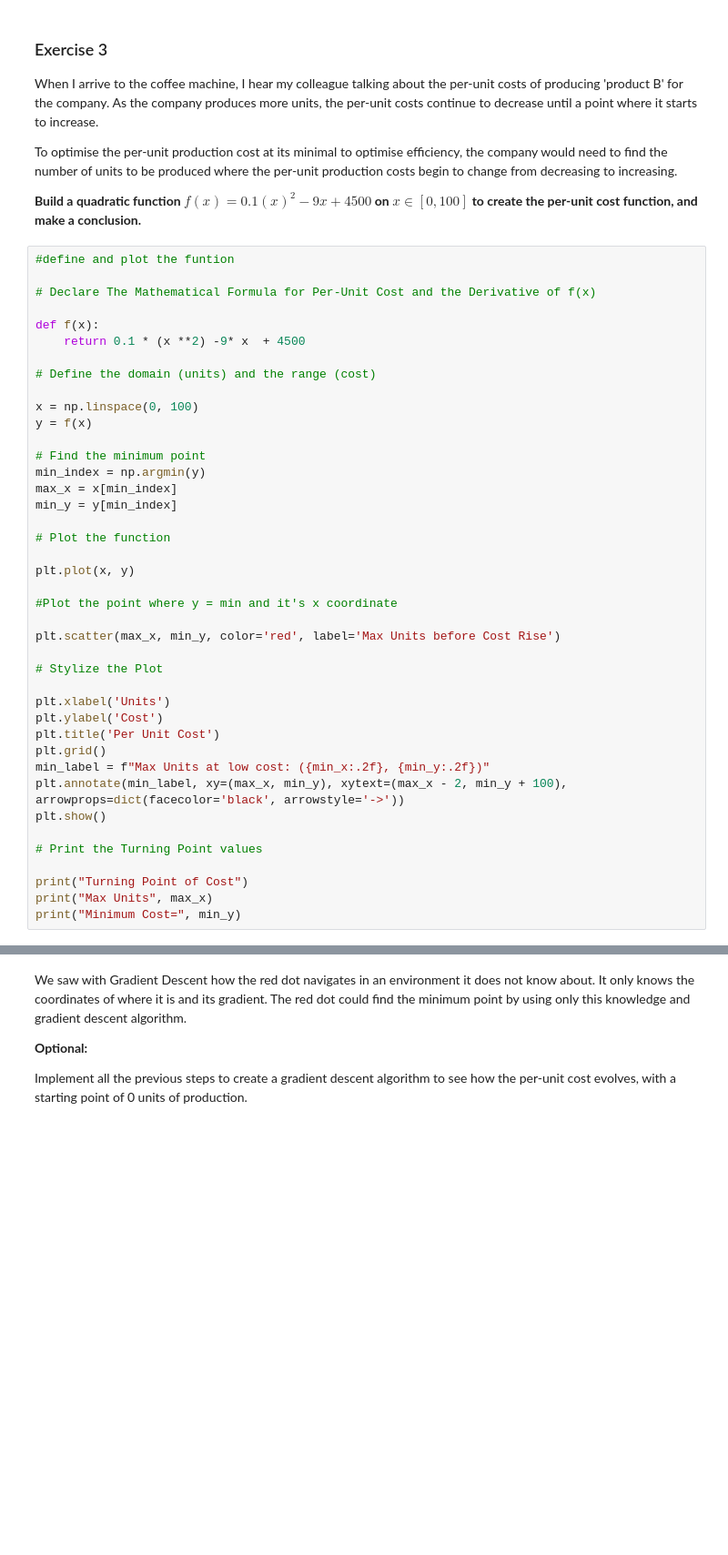
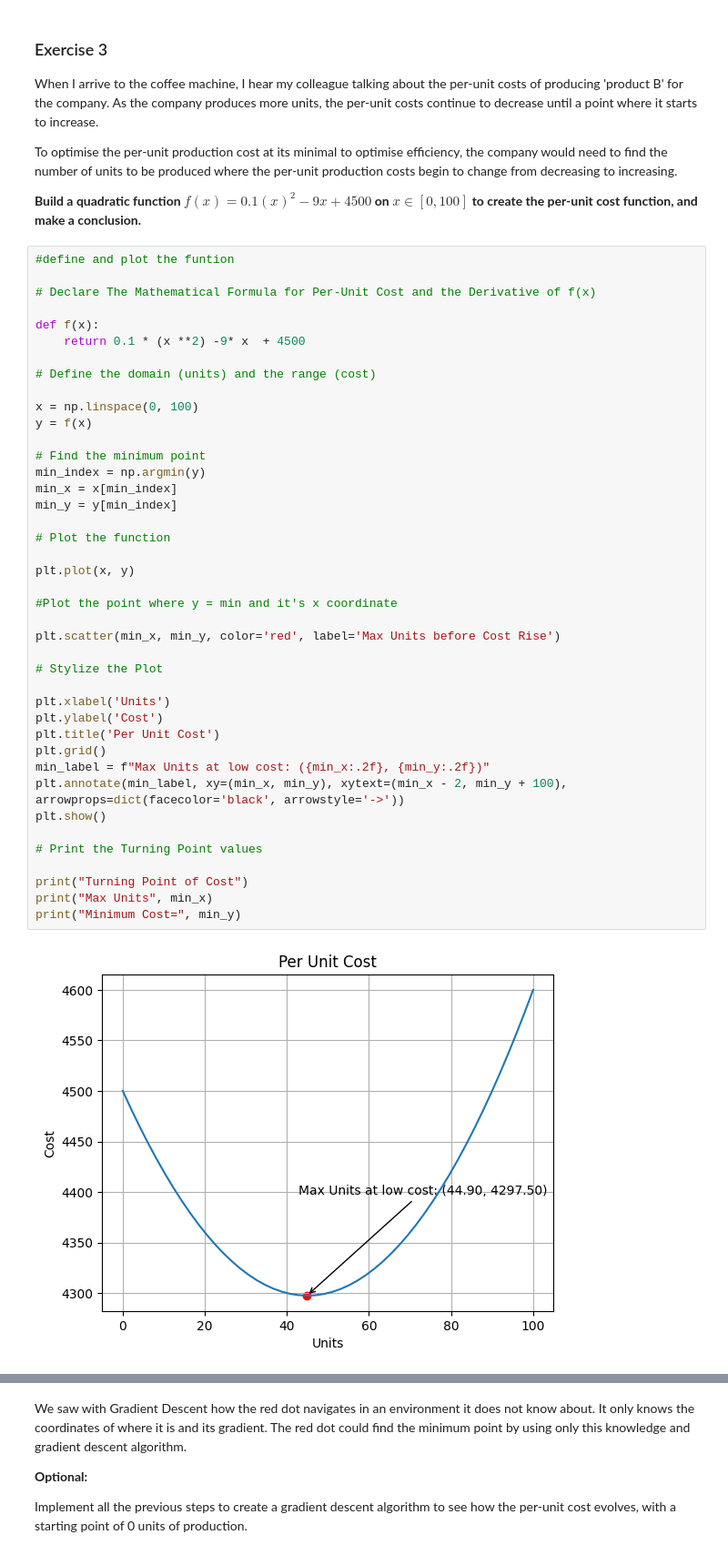
Before and after one commit to 4GeeksAcademy/gustavolima_calculus-and-algebra-problems-with-python, a Jupyter notebook: problems.ipynb, the cells around one changed output, grey strips where cells are left out. Shown at 91% size. Drawn from its saved outputs; the diff is of its cells as text; blank space fills up the shorter version.

```diff
--- a/problems.ipynb
+++ b/problems.ipynb
@@ -312,34 +312,35 @@ def f(x):
 # Define the domain (units) and the range (cost)
 
 x = np.linspace(0, 100)
 y = f(x)
 
 # Find the minimum point
 min_index = np.argmin(y)
-max_x = x[min_index]
+min_x = x[min_index]
 min_y = y[min_index]
 
 # Plot the function
 
 plt.plot(x, y)
 
 #Plot the point where y = min and it's x coordinate
 
-plt.scatter(max_x, min_y, color='red', label='Max Units before Cost Rise')
+plt.scatter(min_x, min_y, color='red', label='Max Units before Cost Rise')
 
 # Stylize the Plot
 
 plt.xlabel('Units')
 plt.ylabel('Cost')
 plt.title('Per Unit Cost')
 plt.grid()
 min_label = f"Max Units at low cost: ({min_x:.2f}, {min_y:.2f})"
-plt.annotate(min_label, xy=(max_x, min_y), xytext=(max_x - 2, min_y + 100), arrowprops=dict(facecolor='black', arrowstyle='->'))
+plt.annotate(min_label, xy=(min_x, min_y), xytext=(min_x - 2, min_y + 100), arrowprops=dict(facecolor='black', arrowstyle='->'))
 plt.show()
 
 # Print the Turning Point values
 
 print("Turning Point of Cost")
-print("Max Units", max_x)
+print("Max Units", min_x)
 print("Minimum Cost=", min_y)
 # %% [output]
+[figure, new version]
```
Also changed, not shown: parts of 2 cells of this notebook.
